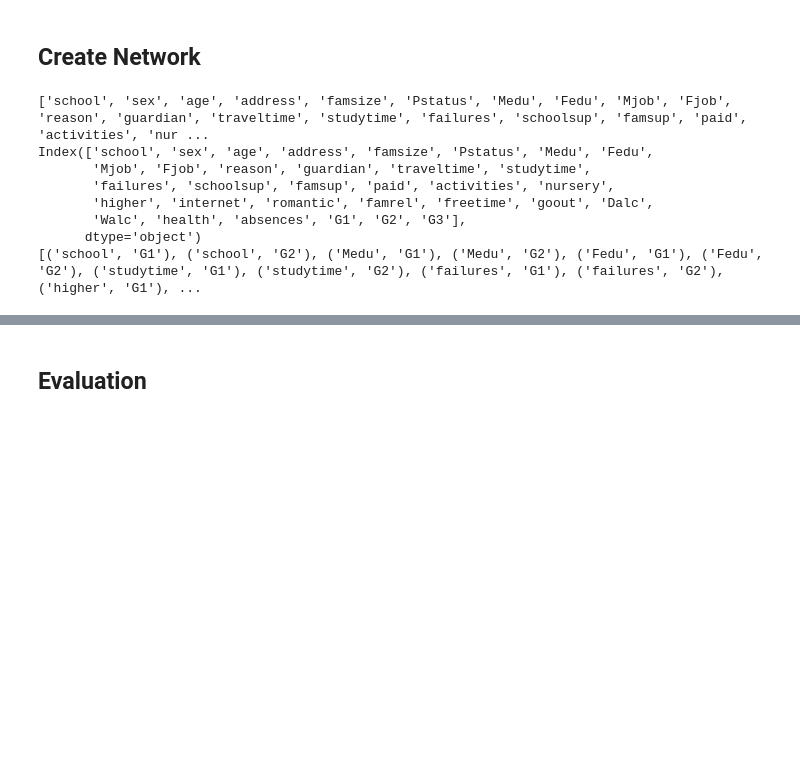
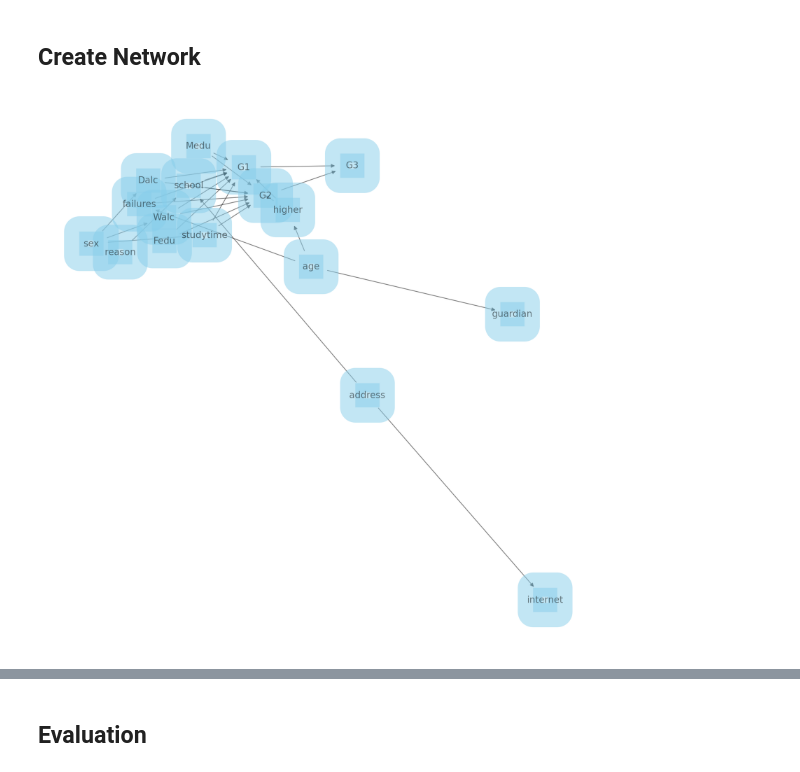
Before and after one commit to Super-T02/ki-bayesian-networks, a Jupyter notebook: src/minimal.ipynb, the cells around one changed output, grey strips where cells are left out. Drawn from its saved outputs; the diff is of its cells as text; code cells hidden in the pictures; blank space fills up the shorter version.

```diff
--- a/src/minimal.ipynb
+++ b/src/minimal.ipynb
@@ -162,65 +166,60 @@ corr_styled = converted.corr().style.background_gradient(cmap='RdYlGn', axis=Non
 # %%
 from pgmpy.models import BayesianNetwork
 
 model_data = original_data.copy()
 del model_data['Unnamed: 33']
 
 # Create Network
 network = BayesianNetwork()
 
 # Add all columns as nodes
 for col in model_data.columns:
     network.add_node(col)
 
-# network.add_node("situation")
+# Add edges
+edges = [
+    ("G1", "G3"),
+    ("G2", "G3"),
+    ("Walc", "G1"),
+    ("Dalc", "G1"),
+    ("school", "G1"),
+    ("studytime", "G1"),
+    ("higher", "G1"),
+    ("failures", "G1"),
+    ("Fedu", "G1"),
+    ("Medu", "G1"),
+    # ("Medu", "Fedu"),
+    ("Walc", "G2"),
+    ("Dalc", "G2"),
+    ("school", "G2"),
+    ("studytime", "G2"),
+    ("higher", "G2"),
+    ("failures", "G2"),
+    ("Fedu", "G2"),
+    ("Medu", "G2"),
 
-# Add edges
-# network.add_edge("situation", "G1")
-# network.add_edge("situation", "G2")
-network.add_edge("G1", "G3")
-network.add_edge("G2", "G3")
+    ("sex", "Walc"),
+    ("sex", "Dalc"),
+    ("sex", "studytime"),
 
-# network.add_edge("Walc", "situation")
-# network.add_edge("Dalc", "situation")
-# network.add_edge("school", "situation")
-# network.add_edge("studytime", "situation")
-# network.add_edge("higher", "situation")
-# network.add_edge("failures", "situation")
-# network.add_edge("Fedu", "situation")
-# network.add_edge("Medu", "situation")
+    ("reason", "school"),
 
-network.add_edge("Walc", "G1")
-network.add_edge("Dalc", "G1")
-network.add_edge("school", "G1")
-network.add_edge("studytime", "G1")
-network.add_edge("higher", "G1")
-network.add_edge("failures", "G1")
-network.add_edge("Fedu", "G1")
-network.add_edge("Medu", "G1")
-network.add_edge("Walc", "G2")
-network.add_edge("Dalc", "G2")
-network.add_edge("school", "G2")
-network.add_edge("studytime", "G2")
-network.add_edge("higher", "G2")
-network.add_edge("failures", "G2")
-network.add_edge("Fedu", "G2")
-network.add_edge("Medu", "G2")
+    ("address", "school"),
+    ("address", "internet"),
 
+    ("age", "higher"),
+    ("age", "guardian"),
+    ("age", "failures"),
+]
 
+Framework.add_edges(network, edges)
 
-print(network.nodes)
-print(model_data.columns)
-print(network.edges)
+# Draw network
+Framework.draw_model(network)
+
 
 # Fit data
 network.fit(model_data)
 # %% [output]
-['school', 'sex', 'age', 'address', 'famsize', 'Pstatus', 'Medu', 'Fedu', 'Mjob', 'Fjob', 'reason', 'guardian', 'traveltime', 'studytime', 'failures', 'schoolsup', 'famsup', 'paid', 'activities', 'nur ...
-Index(['school', 'sex', 'age', 'address', 'famsize', 'Pstatus', 'Medu', 'Fedu',
-       'Mjob', 'Fjob', 'reason', 'guardian', 'traveltime', 'studytime',
-       'failures', 'schoolsup', 'famsup', 'paid', 'activities', 'nursery',
-       'higher', 'internet', 'romantic', 'famrel', 'freetime', 'goout', 'Dalc',
-       'Walc', 'health', 'absences', 'G1', 'G2', 'G3'],
-      dtype='object')
-[('school', 'G1'), ('school', 'G2'), ('Medu', 'G1'), ('Medu', 'G2'), ('Fedu', 'G1'), ('Fedu', 'G2'), ('studytime', 'G1'), ('studytime', 'G2'), ('failures', 'G1'), ('failures', 'G2'), ('higher', 'G1'), ...
+[figure, added]
 # %%
```
Also changed, not shown: parts of 8 cells of this notebook, 6 other files.
